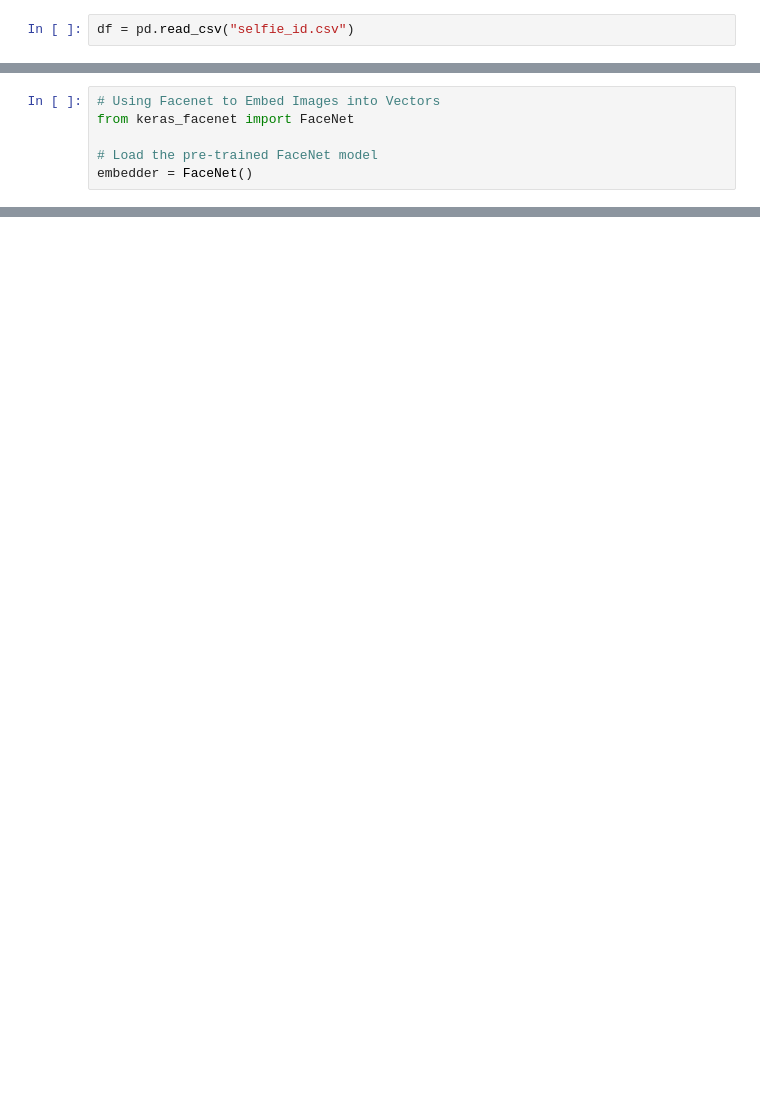
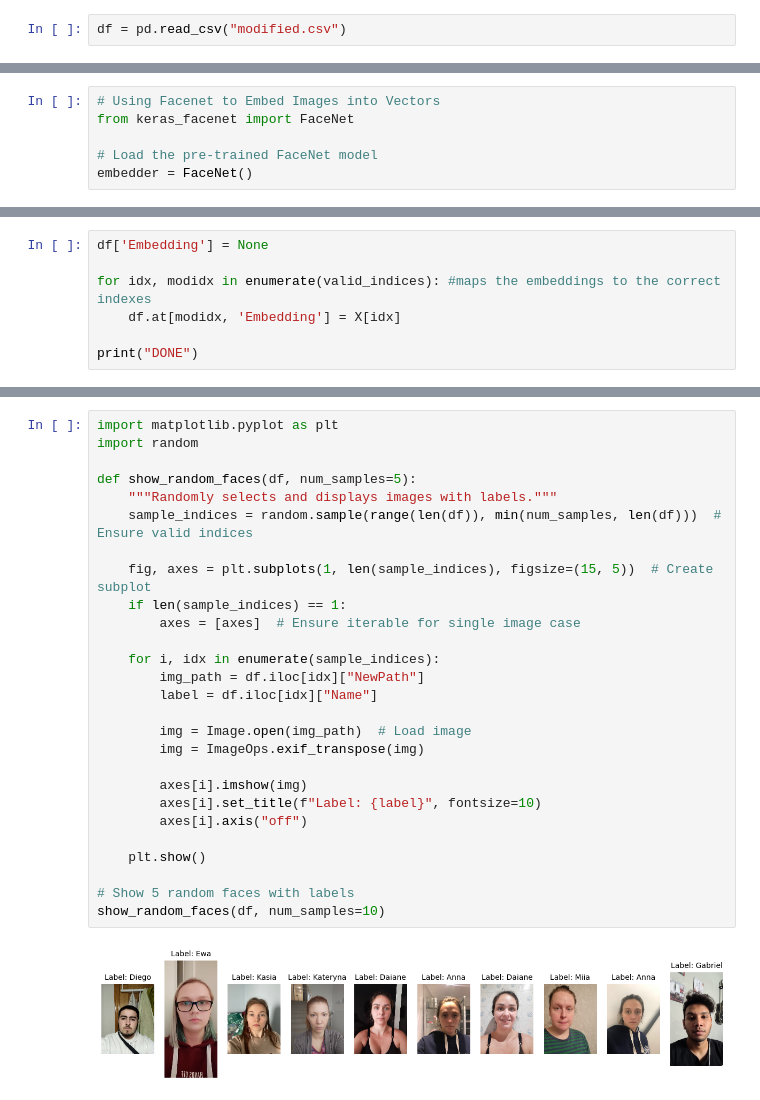
Before and after one commit to Shaun-L/FaceNet, a Jupyter notebook: facenet.ipynb, the cells around one changed output, grey strips where cells are left out. Drawn from its saved outputs; the diff is of its cells as text; blank space fills up the shorter version.

```diff
--- a/facenet.ipynb
+++ b/facenet.ipynb
@@ -6,7 +5,7 @@ import matplotlib.pyplot as plt
 from PIL import Image
 import random
 # %%
-df = pd.read_csv("selfie_id.csv")
+df = pd.read_csv("modified.csv")
 # %%
 df.shape
 # %% [output]
@@ -106,0 +252,7 @@ NameError: name 'df' is not defined
+# %%
+df['Embedding'] = None
+
+for idx, modidx in enumerate(valid_indices): #maps the embeddings to the correct indexes
+    df.at[modidx, 'Embedding'] = X[idx]
+
+print("DONE")
@@ -106,0 +299,29 @@ NameError: name 'df' is not defined
+# %%
+import matplotlib.pyplot as plt
+import random
+
+def show_random_faces(df, num_samples=5):
+    """Randomly selects and displays images with labels."""
+    sample_indices = random.sample(range(len(df)), min(num_samples, len(df)))  # Ensure valid indices
+
+    fig, axes = plt.subplots(1, len(sample_indices), figsize=(15, 5))  # Create subplot
+    if len(sample_indices) == 1:
+        axes = [axes]  # Ensure iterable for single image case
+
+    for i, idx in enumerate(sample_indices):
+        img_path = df.iloc[idx]["NewPath"]
+        label = df.iloc[idx]["Name"]
+
+        img = Image.open(img_path)  # Load image
+        img = ImageOps.exif_transpose(img)
+
+        axes[i].imshow(img)
+        axes[i].set_title(f"Label: {label}", fontsize=10)
+        axes[i].axis("off")
+
+    plt.show()
+
+# Show 5 random faces with labels
+show_random_faces(df, num_samples=10)
+# %% [output]
+[figure, added]
```
Also changed, not shown: parts of 38 cells of this notebook, 3 other files.
